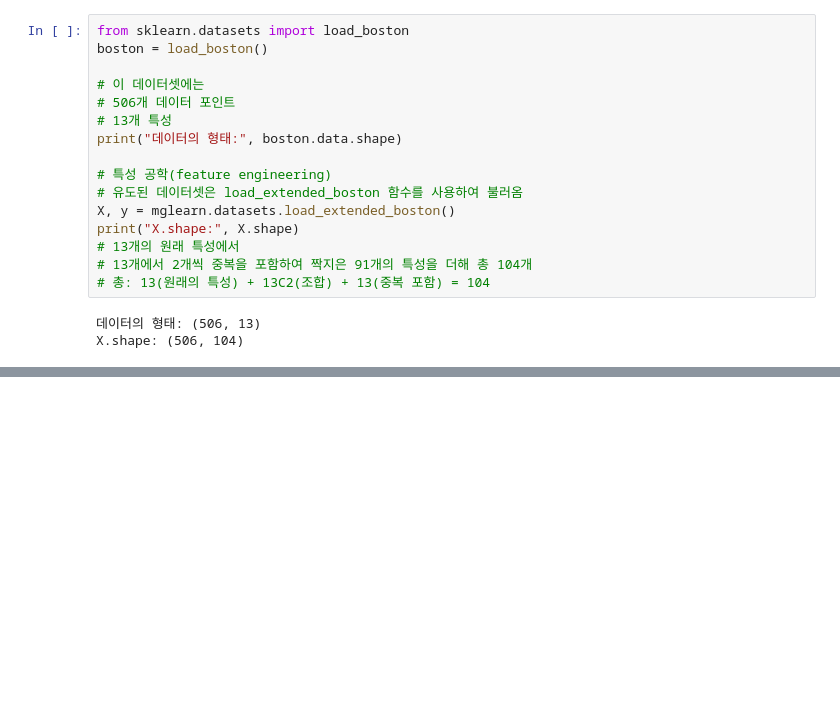
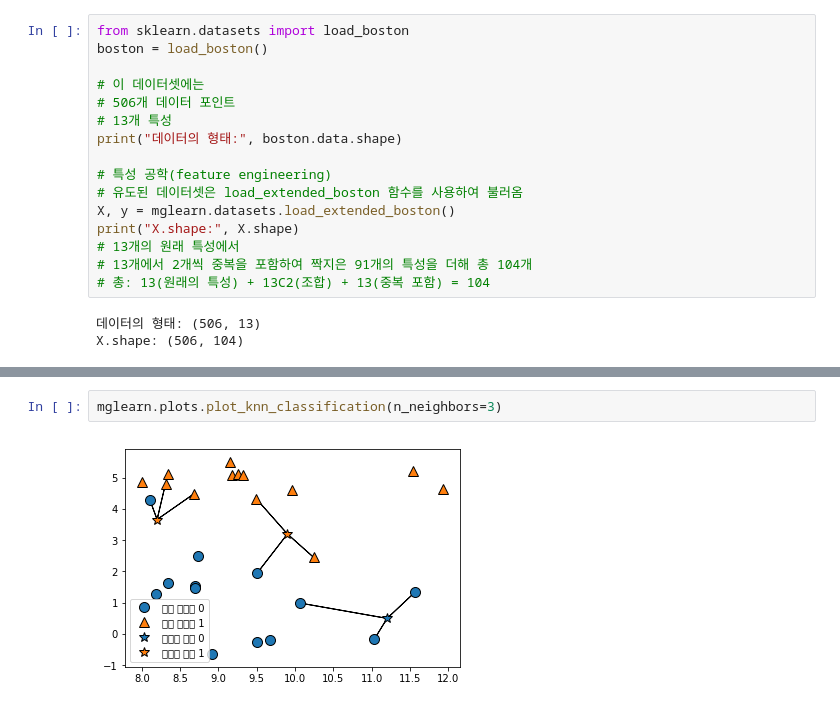
Before and after one commit to sonialearner/ml_with_python, a Jupyter notebook: 58p_forge.ipynb, the cells around one changed output, grey strips where cells are left out. Saved outputs shown, nothing was run; the diff lists cells and outputs as text; blank space fills up the shorter version.

```diff
--- a/58p_forge.ipynb
+++ b/58p_forge.ipynb
@@ -119,0 +125,4 @@ X.shape: (506, 104)
+# %%
+mglearn.plots.plot_knn_classification(n_neighbors=3)
+# %% [output]
+[figure, added]
```
Also changed, not shown: parts of 4 cells of this notebook.
